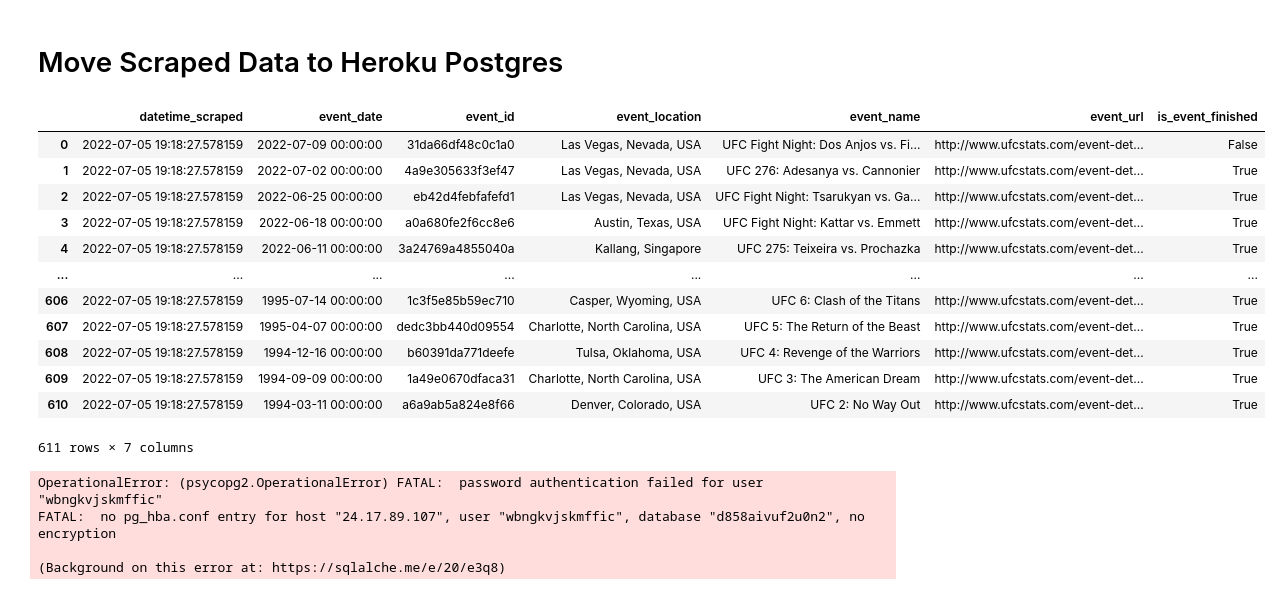
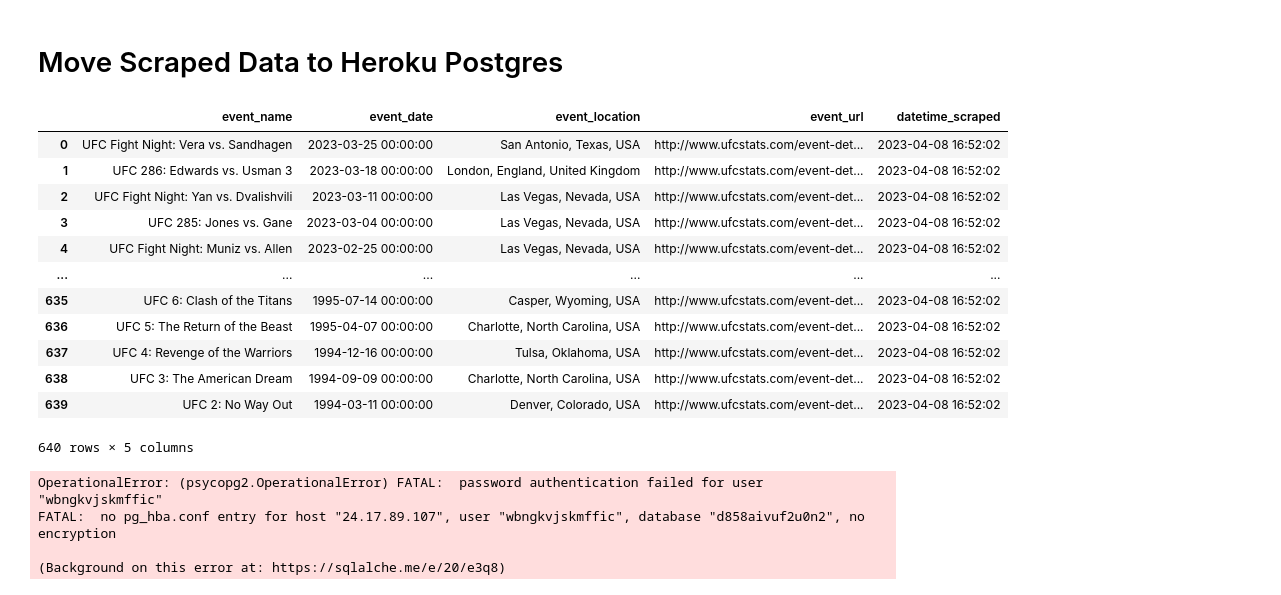
Before and after one commit to jasonminsookim/scrape_ufcstats, a Jupyter notebook: jupyter_notebooks/1.0-jmk-transfer_data.ipynb, the cells around one changed output. Saved outputs shown, nothing was run; the diff lists cells and outputs as text; code cells hidden in the pictures.

Commit message:
updat dev env and save to json

```diff
--- a/jupyter_notebooks/1.0-jmk-transfer_data.ipynb
+++ b/jupyter_notebooks/1.0-jmk-transfer_data.ipynb
@@ -13,22 +13,22 @@ True
 # %%
 engine = create_engine(os.getenv("POSTGRES_DB_URL"))
 # %%
-events_df = pd.read_csv("../data/events.csv")
+events_df = pd.read_json("../data/events.json")
 events_df
 # %% [output]
-|  | datetime_scraped | event_date | event_id | event_location | event_name | event_url | is_event_finished |
-| 0 | 2022-07-05 19:18:27.578159 | 2022-07-09 00:00:00 | 31da66df48c0c1a0 | Las Vegas, Nevada, USA | UFC Fight Night: Dos Anjos vs. Fi... | http://www.ufcstats.com/event-det... | False |
-| 1 | 2022-07-05 19:18:27.578159 | 2022-07-02 00:00:00 | 4a9e305633f3ef47 | Las Vegas, Nevada, USA | UFC 276: Adesanya vs. Cannonier | http://www.ufcstats.com/event-det... | True |
-| 2 | 2022-07-05 19:18:27.578159 | 2022-06-25 00:00:00 | eb42d4febfafefd1 | Las Vegas, Nevada, USA | UFC Fight Night: Tsarukyan vs. Ga... | http://www.ufcstats.com/event-det... | True |
-| 3 | 2022-07-05 19:18:27.578159 | 2022-06-18 00:00:00 | a0a680fe2f6cc8e6 | Austin, Texas, USA | UFC Fight Night: Kattar vs. Emmett | http://www.ufcstats.com/event-det... | True |
-| 4 | 2022-07-05 19:18:27.578159 | 2022-06-11 00:00:00 | 3a24769a4855040a | Kallang, Singapore | UFC 275: Teixeira vs. Prochazka | http://www.ufcstats.com/event-det... | True |
-| ... | ... | ... | ... | ... | ... | ... | ... |
-| 606 | 2022-07-05 19:18:27.578159 | 1995-07-14 00:00:00 | 1c3f5e85b59ec710 | Casper, Wyoming, USA | UFC 6: Clash of the Titans | http://www.ufcstats.com/event-det... | True |
-| 607 | 2022-07-05 19:18:27.578159 | 1995-04-07 00:00:00 | dedc3bb440d09554 | Charlotte, North Carolina, USA | UFC 5: The Return of the Beast | http://www.ufcstats.com/event-det... | True |
-| 608 | 2022-07-05 19:18:27.578159 | 1994-12-16 00:00:00 | b60391da771deefe | Tulsa, Oklahoma, USA | UFC 4: Revenge of the Warriors | http://www.ufcstats.com/event-det... | True |
-| 609 | 2022-07-05 19:18:27.578159 | 1994-09-09 00:00:00 | 1a49e0670dfaca31 | Charlotte, North Carolina, USA | UFC 3: The American Dream | http://www.ufcstats.com/event-det... | True |
-| 610 | 2022-07-05 19:18:27.578159 | 1994-03-11 00:00:00 | a6a9ab5a824e8f66 | Denver, Colorado, USA | UFC 2: No Way Out | http://www.ufcstats.com/event-det... | True |
+|  | event_name | event_date | event_location | event_url | datetime_scraped |
+| 0 | UFC Fight Night: Vera vs. Sandhagen | 2023-03-25 00:00:00 | San Antonio, Texas, USA | http://www.ufcstats.com/event-det... | 2023-04-08 16:52:02 |
+| 1 | UFC 286: Edwards vs. Usman 3 | 2023-03-18 00:00:00 | London, England, United Kingdom | http://www.ufcstats.com/event-det... | 2023-04-08 16:52:02 |
+| 2 | UFC Fight Night: Yan vs. Dvalishvili | 2023-03-11 00:00:00 | Las Vegas, Nevada, USA | http://www.ufcstats.com/event-det... | 2023-04-08 16:52:02 |
+| 3 | UFC 285: Jones vs. Gane | 2023-03-04 00:00:00 | Las Vegas, Nevada, USA | http://www.ufcstats.com/event-det... | 2023-04-08 16:52:02 |
+| 4 | UFC Fight Night: Muniz vs. Allen | 2023-02-25 00:00:00 | Las Vegas, Nevada, USA | http://www.ufcstats.com/event-det... | 2023-04-08 16:52:02 |
+| ... | ... | ... | ... | ... | ... |
+| 635 | UFC 6: Clash of the Titans | 1995-07-14 00:00:00 | Casper, Wyoming, USA | http://www.ufcstats.com/event-det... | 2023-04-08 16:52:02 |
+| 636 | UFC 5: The Return of the Beast | 1995-04-07 00:00:00 | Charlotte, North Carolina, USA | http://www.ufcstats.com/event-det... | 2023-04-08 16:52:02 |
+| 637 | UFC 4: Revenge of the Warriors | 1994-12-16 00:00:00 | Tulsa, Oklahoma, USA | http://www.ufcstats.com/event-det... | 2023-04-08 16:52:02 |
+| 638 | UFC 3: The American Dream | 1994-09-09 00:00:00 | Charlotte, North Carolina, USA | http://www.ufcstats.com/event-det... | 2023-04-08 16:52:02 |
+| 639 | UFC 2: No Way Out | 1994-03-11 00:00:00 | Denver, Colorado, USA | http://www.ufcstats.com/event-det... | 2023-04-08 16:52:02 |
-611 rows × 7 columns
+640 rows × 5 columns
 # %%
 events_df.to_sql("events", engine, if_exists="replace", index=False)
 # %% [output]
```
Also changed, not shown: 5 other files.
